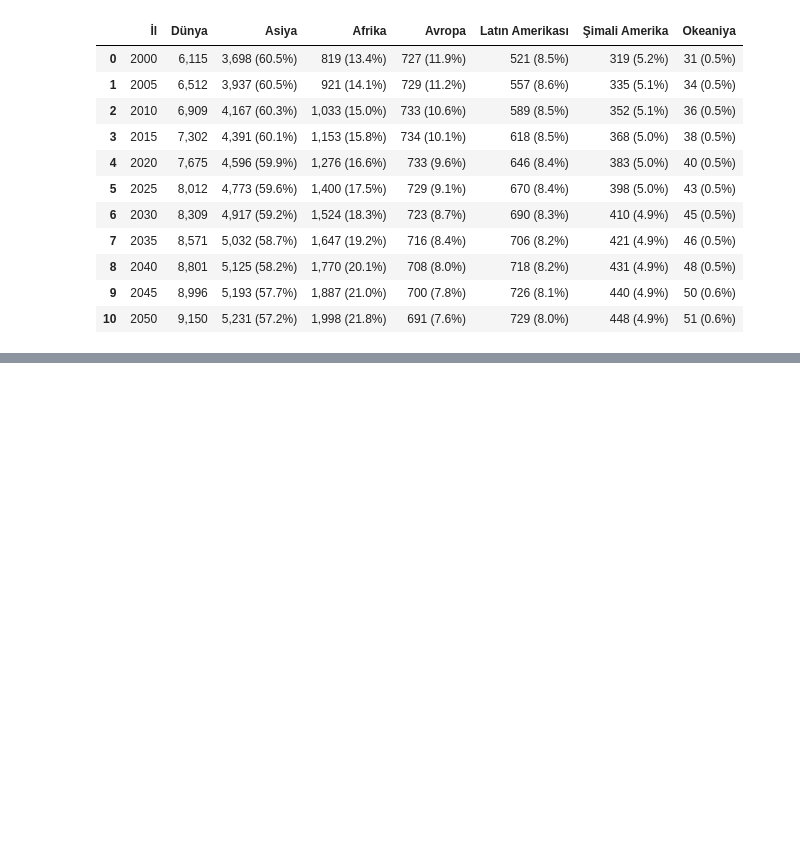
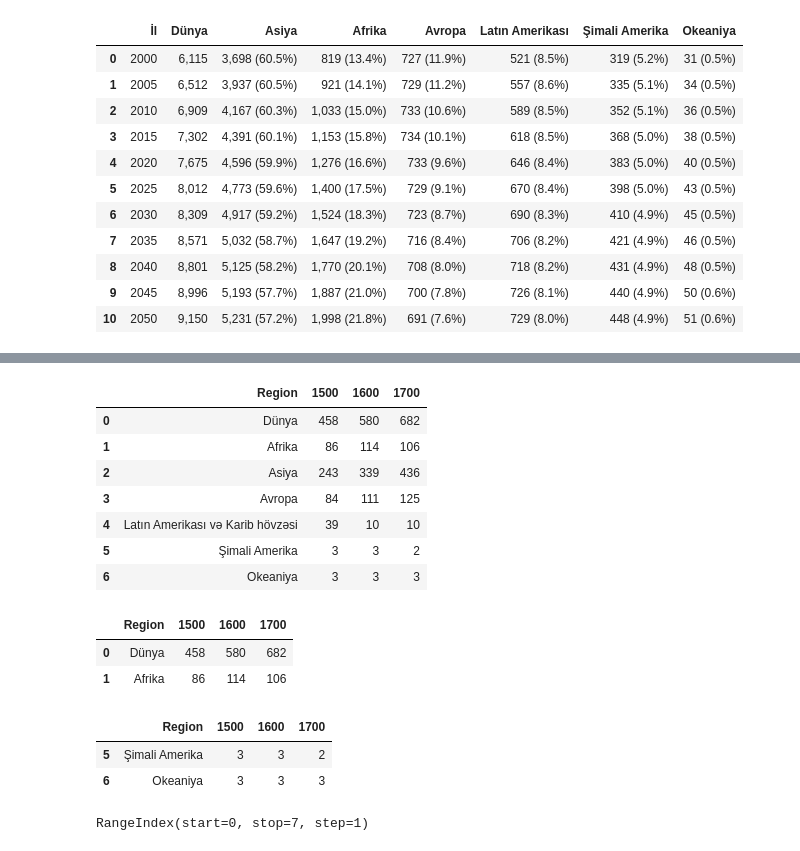
Before and after one commit to muradaliyev88/python_m-lumat_analizi, a Jupyter notebook: pandas/Pandas DataFrame-checkpoint.ipynb, the cells around one changed output, grey strips where cells are left out. Saved outputs shown, nothing was run; the diff lists cells and outputs as text; code cells hidden in the pictures; blank space fills up the shorter version.

```diff
--- a/pandas/Pandas DataFrame-checkpoint.ipynb
+++ b/pandas/Pandas DataFrame-checkpoint.ipynb
@@ -26,0 +111,27 @@ text
+# %%
+text3
+# %% [output]
+|  | Region | 1500 | 1600 | 1700 |
+| 0 | Dünya | 458 | 580 | 682 |
+| 1 | Afrika | 86 | 114 | 106 |
+| 2 | Asiya | 243 | 339 | 436 |
+| 3 | Avropa | 84 | 111 | 125 |
+| 4 | Latın Amerikası və Karib hövzəsi | 39 | 10 | 10 |
+| 5 | Şimali Amerika | 3 | 3 | 2 |
+| 6 | Okeaniya | 3 | 3 | 3 |
+# %%
+text3.head(2)
+# %% [output]
+|  | Region | 1500 | 1600 | 1700 |
+| 0 | Dünya | 458 | 580 | 682 |
+| 1 | Afrika | 86 | 114 | 106 |
+# %%
+text3.tail(2)
+# %% [output]
+|  | Region | 1500 | 1600 | 1700 |
+| 5 | Şimali Amerika | 3 | 3 | 2 |
+| 6 | Okeaniya | 3 | 3 | 3 |
+# %%
+text3.index
+# %% [output]
+RangeIndex(start=0, stop=7, step=1)
```
Also changed, not shown: parts of 26 cells of this notebook.
